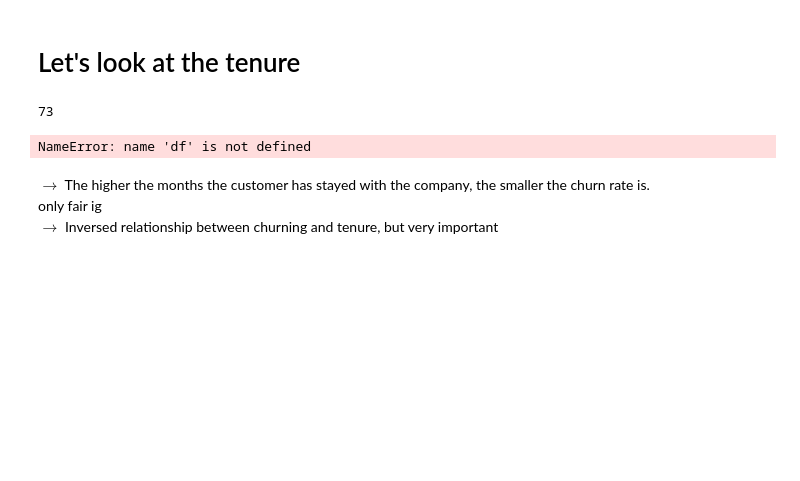
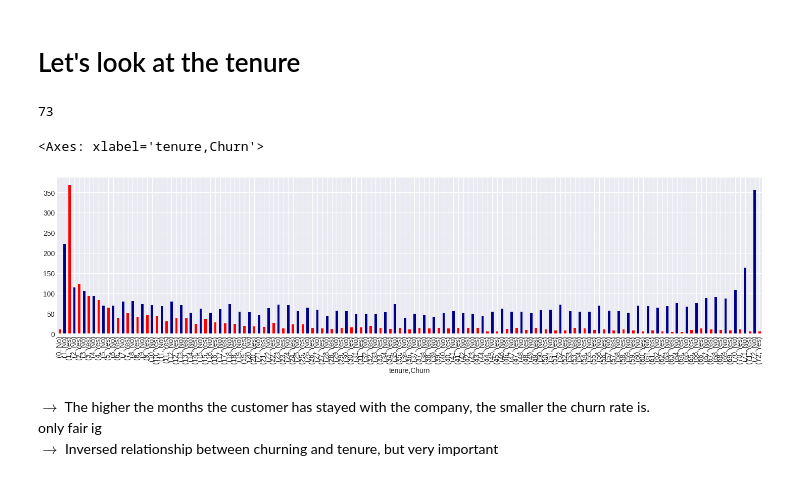
Before and after one commit to hajarmst211/customer_churn_prediction, a Jupyter notebook: notebooks/exploration.ipynb, the cells around one changed output. Cells and saved outputs as stored; diff of their text form; code cells hidden in the pictures; blank space fills up the shorter version.

```diff
--- a/notebooks/exploration.ipynb
+++ b/notebooks/exploration.ipynb
@@ -295,10 +302,11 @@ df["tenure"].nunique()
 # %% [output]
 73
 # %%
-counts = (df.groupby(['tenure',"Churn"])["Churn"].size() .unstack(fill_value=0))
-counts.plot(kind='bar',color = ["red", "darkblue"], figsize=(18, 4), colors =['#ff9999','#66b3ff','#99ff99','#ffcc99'])
+counts = (df.groupby(['tenure',"Churn"])["Churn"].size())
+counts.plot(kind='bar',color = ["red", "darkblue"], figsize=(18, 4))
 # %% [output]
-NameError: name 'df' is not defined
+<Axes: xlabel='tenure,Churn'>
+[figure, added]
 # %% [markdown]
 $\rightarrow$ The higher the months the customer has stayed with the company, the smaller the churn rate is.<br>
 only fair ig<br>
```
Also changed, not shown: parts of 8 cells of this notebook, 1 other file.
